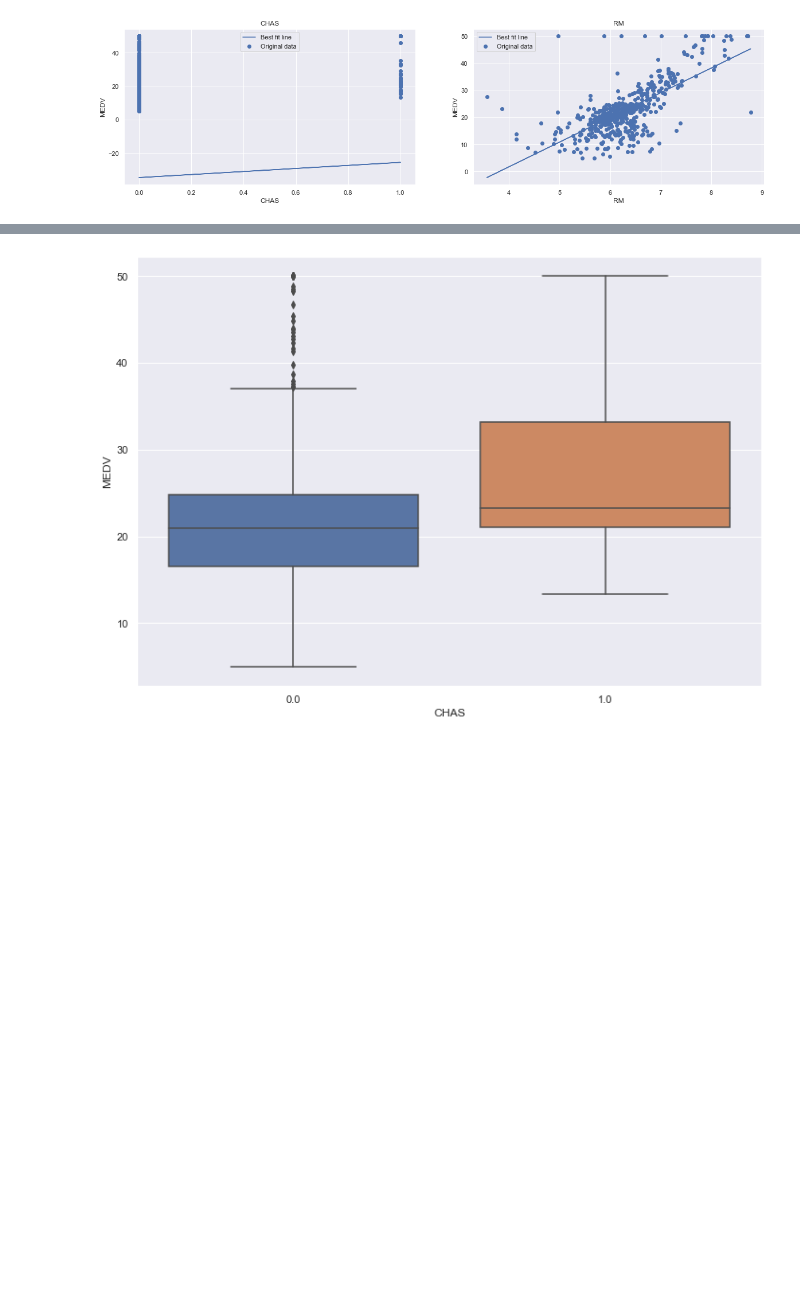
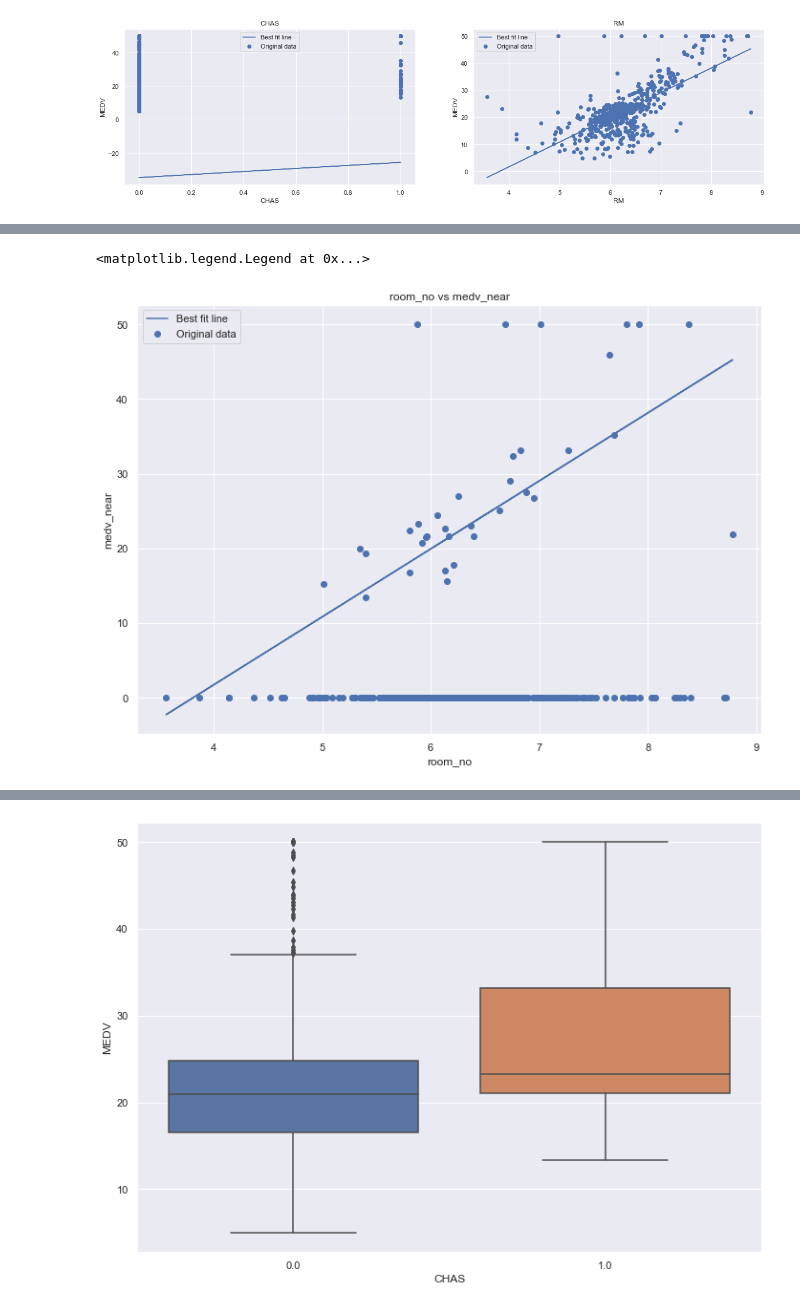
Before and after one commit to joanh3aly/boston-house-prices, a Jupyter notebook: boston-house-prices-analysis.ipynb, the cells around one changed output, grey strips where cells are left out. Drawn from its saved outputs; the diff is of its cells as text; code cells hidden in the pictures; blank space fills up the shorter version.

```diff
--- a/boston-house-prices-analysis.ipynb
+++ b/boston-house-prices-analysis.ipynb
@@ -274,0 +311,13 @@ As the data is not linear, we will not get a linear distribution as is the case
+# %%
+# Near to the river, we can see a slight linear correlation between room number and the median value of housing, with many outliers around the 0 MEDV mark.
+x = features['room_no']
+y = features['medv_near']
+plt.scatter(x, y, marker='o', label='Original data')
+plt.plot(x, 9.10210898 * x + -34.67062078, 'b-', label='Best fit line')
+plt.title('room_no vs medv_near')
+plt.xlabel('room_no')
+plt.ylabel('medv_near')
+plt.legend()
+# %% [output]
+<matplotlib.legend.Legend at 0x...>
+[figure, added]
```
Also changed, not shown: parts of 93 cells of this notebook.
